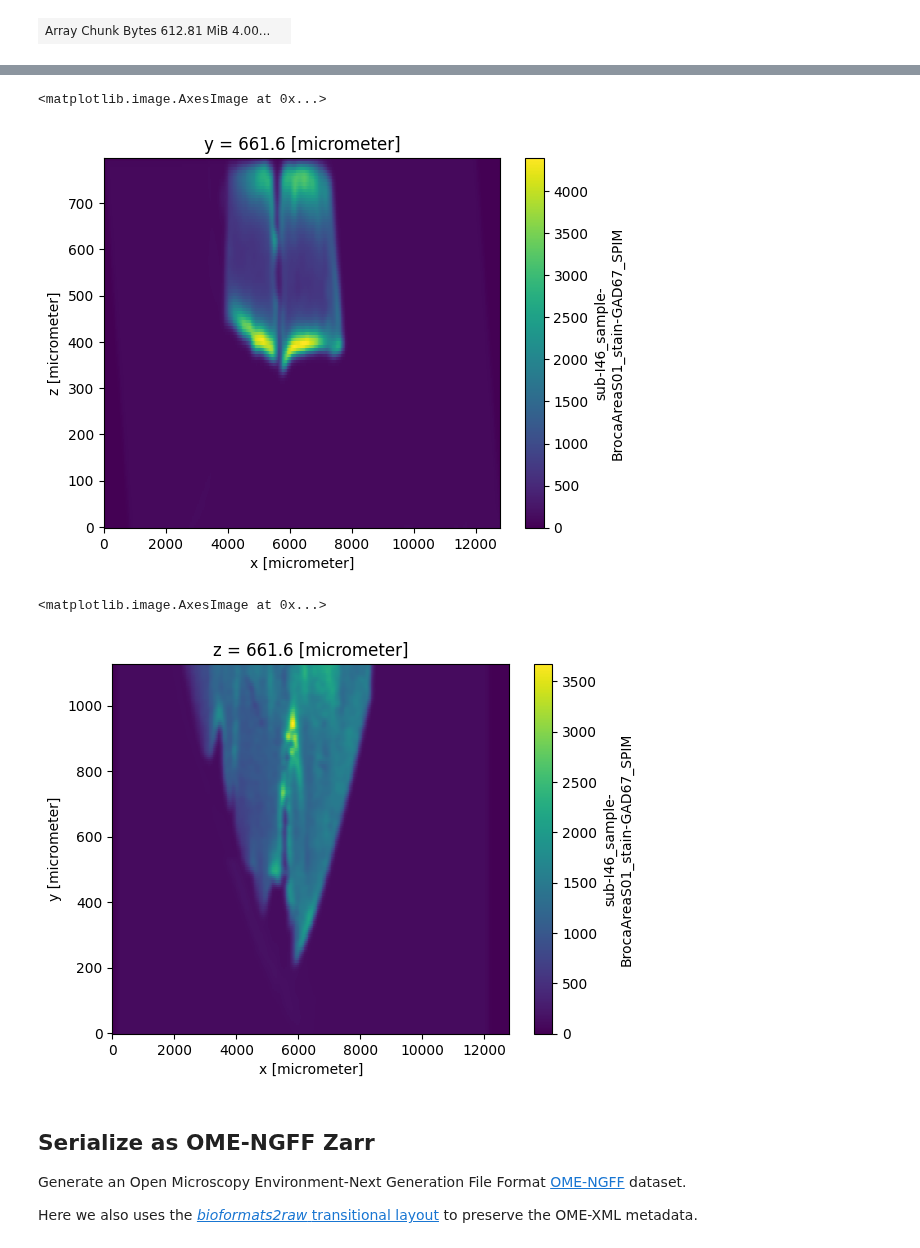
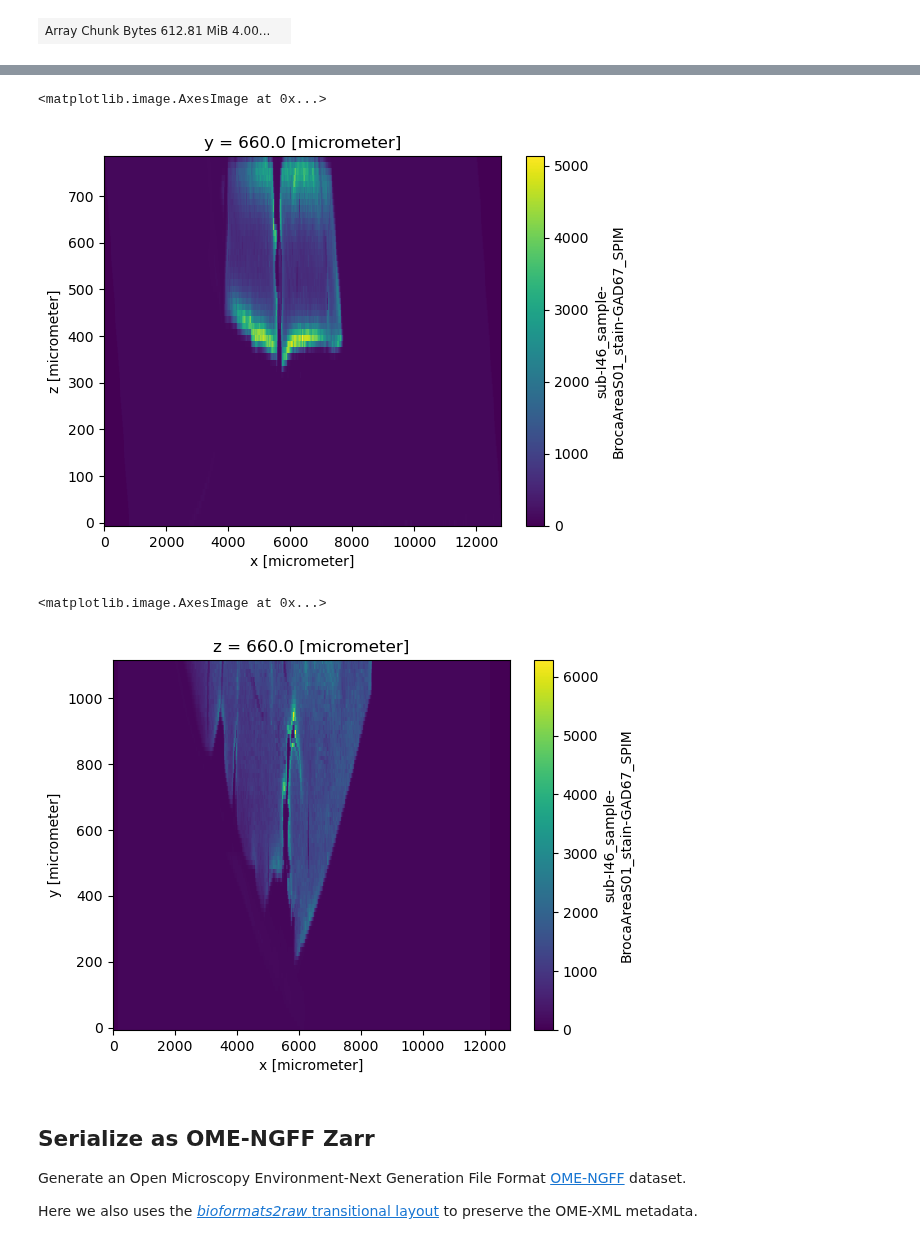
Before and after one commit to spatial-image/multiscale-spatial-image, a Jupyter notebook: examples/ConvertTiffFile.ipynb, the cells around one changed output, grey strips where cells are left out. Drawn from its saved outputs; the diff is of its cells as text; code cells hidden in the pictures.

Commit message:
reran notebook with new multiscales function

```diff
--- a/examples/ConvertTiffFile.ipynb
+++ b/examples/ConvertTiffFile.ipynb
@@ -74,6 +90,6 @@ name
 # %% [output]
 'sub-I46_sample-BrocaAreaS01_stain-GAD67_SPIM'
 # %%
-image = to_spatial_image(data, dims=dims, name=name, scale=scale, axis_units=axis_units)
+image = to_spatial_image(tifffile.imread(filename, series=0), dims=dims, name=name, scale=scale, axis_units=axis_units)
 image
 # %% [output]
@@ -164,13 +172,13 @@ multiscale['scale2'].ds[name].isel(x=250).plot.imshow()
 # %%
-multiscale['scale2'].ds[name].isel(y=100).plot.imshow()
+multiscale['scale3'].ds[name].isel(y=50).plot.imshow()
 # %% [output]
 <matplotlib.image.AxesImage at 0x...>
-[figure, old version]
+[figure, new version]
 # %%
-multiscale['scale2'].ds[name].isel(z=100).plot.imshow()
+multiscale['scale3'].ds[name].isel(z=50).plot.imshow()
 # %% [output]
 <matplotlib.image.AxesImage at 0x...>
-[figure, old version]
+[figure, new version]
 # %% [markdown]
 ## Serialize as OME-NGFF Zarr
 
```
Also changed, not shown: parts of 11 cells of this notebook.
